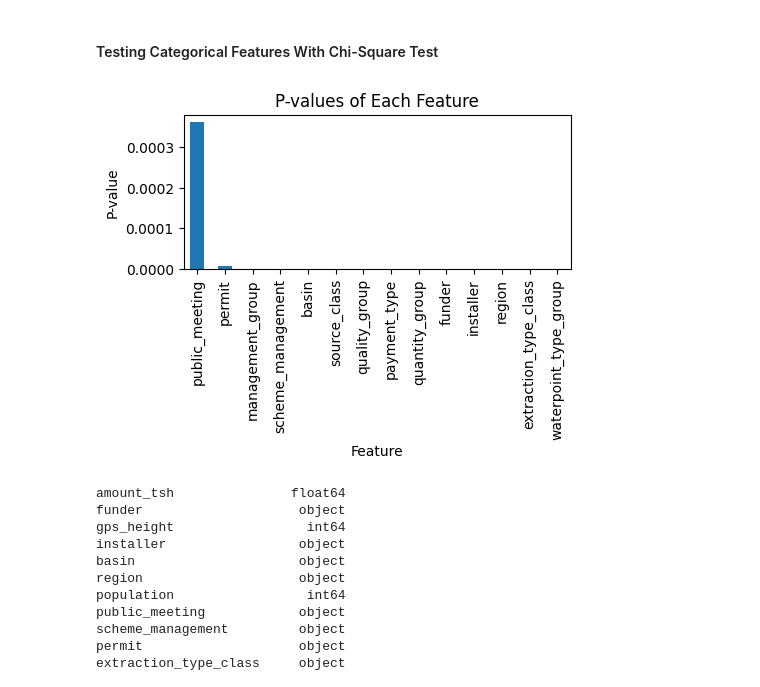
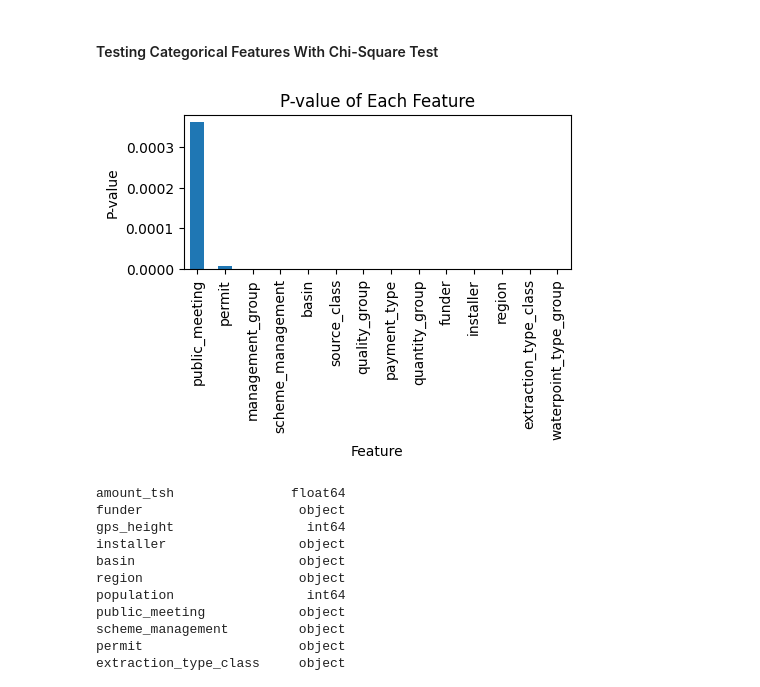
Before and after one commit to anair123/Detecting-Faulty-Water-Pumps-With-Machine-Learning, a Jupyter notebook: Data Modeling.ipynb, the cells around one changed output. Drawn from its saved outputs; the diff is of its cells as text; code cells hidden in the pictures.

```diff
--- a/Data Modeling.ipynb
+++ b/Data Modeling.ipynb
@@ -170,35 +170,35 @@ df = df.drop(anova_drop, axis=1)
 # %%
 # copy the dataframe for chi square tests
 df_chi = df.copy(deep=True)
 
 # keep the categorical variables in the data frame
 cat_var = [col for col in df_chi.columns if df[col].dtypes == 'object']
 df_chi = df_chi[cat_var]
 
 # encode the categorical variables
 label_encoder = LabelEncoder()
 for col in df_chi.columns:
     df_chi[col] = label_encoder.fit_transform(df_chi[col])
 
 # get input and output variables
 X = df_chi.drop('status_group',axis=1)
 y = df_chi['status_group']
 
 # perform chi-square tests
 chi_scores = chi2(X,y)
 p_values = pd.Series(chi_scores[1],index = X.columns)
 p_values.sort_values(ascending = False , inplace = True)
 
 
 # plot the p-values
 plt.figure(figsize=(5,2))
 p_values.plot.bar()
 plt.xlabel('Feature')
 plt.ylabel('P-value')
-plt.title('P-values of Each Feature')
+plt.title('P-value of Each Feature')
 plt.show()
 # %% [output]
-[figure, old version]
+[figure, new version]
 # %%
 # see all remaining features
 df.columns
```
Also changed, not shown: parts of 9 cells of this notebook.
